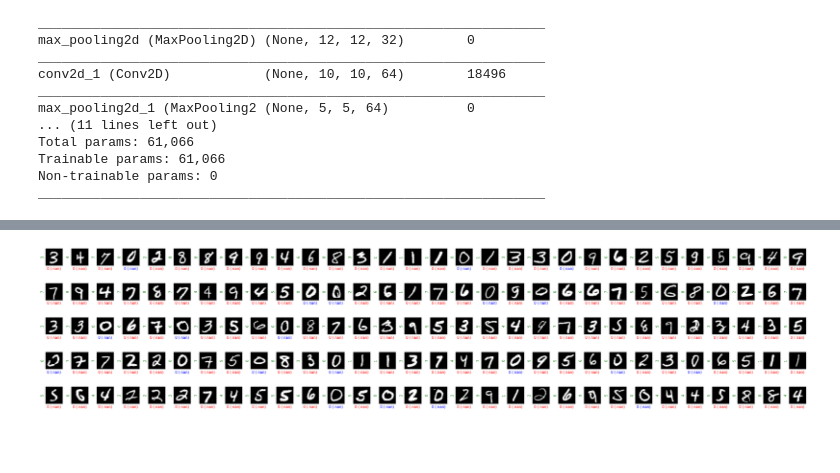
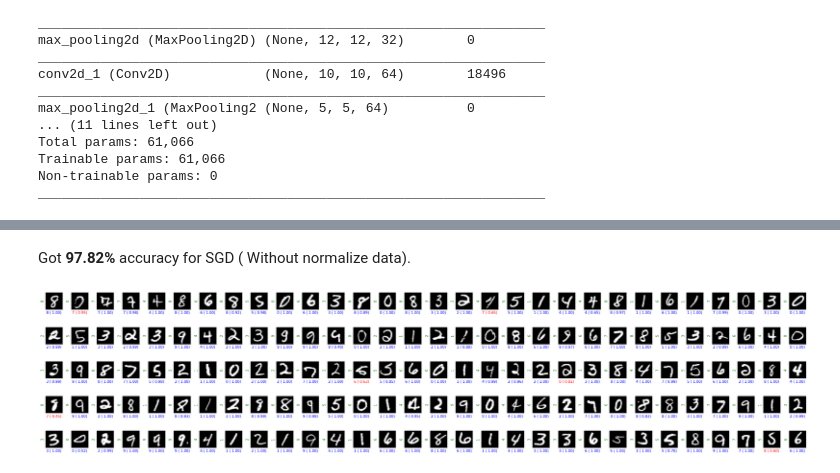
Before and after one commit to KowshikChakraborty-AIUB/CVPR, a Jupyter notebook: PA-01/PA-01 (Programming Assignment-01).ipynb, the cells around one changed output, grey strips where cells are left out. Drawn from its saved outputs; the diff is of its cells as text; code cells hidden in the pictures; blank space fills up the shorter version.

```diff
--- a/PA-01/PA-01 (Programming Assignment-01).ipynb
+++ b/PA-01/PA-01 (Programming Assignment-01).ipynb
@@ -328,7 +426,7 @@ COLS = 30
 random_indices = random.sample(range(X_test1.shape[0]), ROWS*COLS)
 sample_images = X_test1[random_indices, :]
 sample_labels = Y_test1[random_indices]
-predictions = model.predict(sample_images)
+predictions = model3.predict(sample_images)
 
 i = 0
 
@@ -354,0 +453,22 @@ plt.show()
+# %%
+# Without Normalize Data
+
+model4 = keras.Sequential([
+    ## input layer
+    keras.Input(shape=(28,28,1)),
+
+    ## hidden layers
+    layers.Conv2D(filters=32, kernel_size=(5,5), activation='relu'),
+    layers.MaxPooling2D(pool_size=(2,2)),
+    layers.Conv2D(filters=64, kernel_size=(3,3), activation='relu'),
+    layers.MaxPooling2D(pool_size=(2,2)),
+    layers.Conv2D(filters=64, kernel_size=(3,3), activation='relu'),
+    layers.MaxPooling2D(pool_size=(2,2)),
+
+    layers.Flatten(),
+    layers.Dense(64, activation='relu'),
+
+    ## output layer
+    layers.Dense(units=10, activation='softmax')
+])
+model4.summary()
@@ -355,6 +493,14 @@ plt.show()
+# %%
+# Using 'SGD'
+
+model4.compile(
+    optimizer='SGD',
+    loss='sparse_categorical_crossentropy',
+    metrics=['accuracy']
+)
 # %%
 # Without Normalize Data
 
-h4 = model.fit(x=X_train2, y=Y_train2, epochs=5, batch_size=40, validation_split=0.2)
+h4 = model4.fit(x=X_train2, y=Y_train2, epochs=5, batch_size=40, validation_split=0.2)
 # %% [output]
 Epoch 1/5
@@ -403,33 +549,35 @@ Test Loss: nan
+# %% [markdown]
+Got **97.82%** accuracy for SGD ( Without normalize data).
 # %%
 # Predicting Images
 
 ROWS = 5
 COLS = 30
 
 random_indices = random.sample(range(X_test2.shape[0]), ROWS*COLS)
 sample_images = X_test2[random_indices, :]
 sample_labels = Y_test2[random_indices]
-predictions = model.predict(sample_images)
+predictions = model4.predict(sample_images)
 
 i = 0
 
 plt.figure(figsize=(30,7))
 for r in range(ROWS):
     for c in range(COLS):
         plt.subplot(ROWS, COLS, i+1)
         plt.imshow(sample_images[i].reshape(28,28), cmap=plt.cm.gray)
         plt.xticks([])
         plt.yticks([])
         prediction = np.argmax(predictions[i])
         confidence = predictions[i][prediction]
         if sample_labels[i] == prediction:
             plt.xlabel(f"{prediction} ({confidence: .2f})", color='b')
         else:
             plt.xlabel(f"{prediction} ({confidence: .2f})", color='r')
         plt.ylabel(sample_labels[i], color='g')
         i += 1
 
 plt.tight_layout()
 plt.show()
 # %% [output]
-[figure, old version]
+[figure, new version]
```
Also changed, not shown: parts of 42 cells of this notebook.
